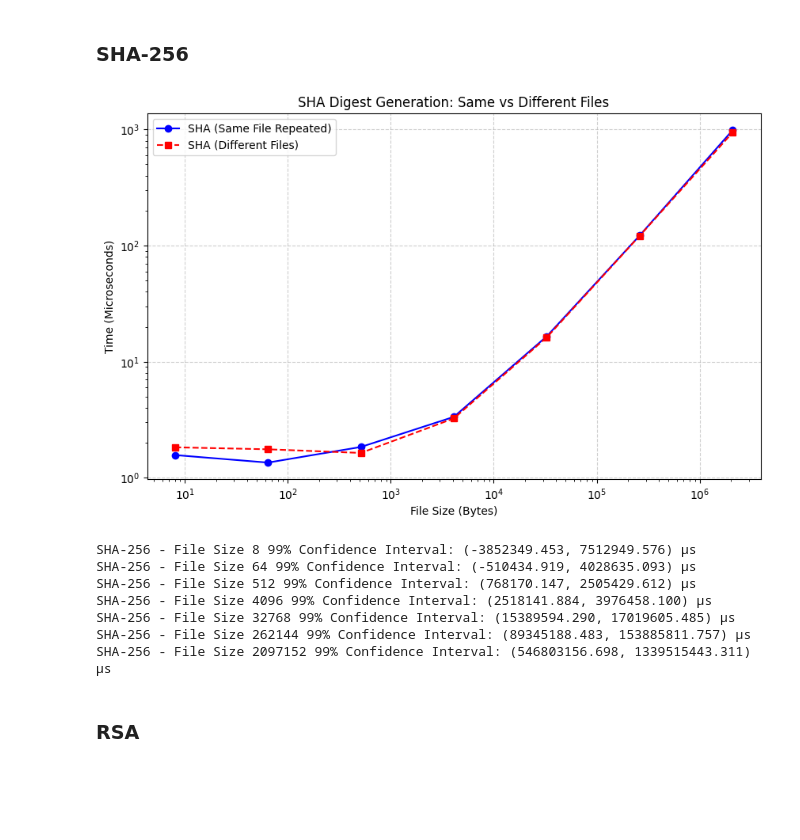
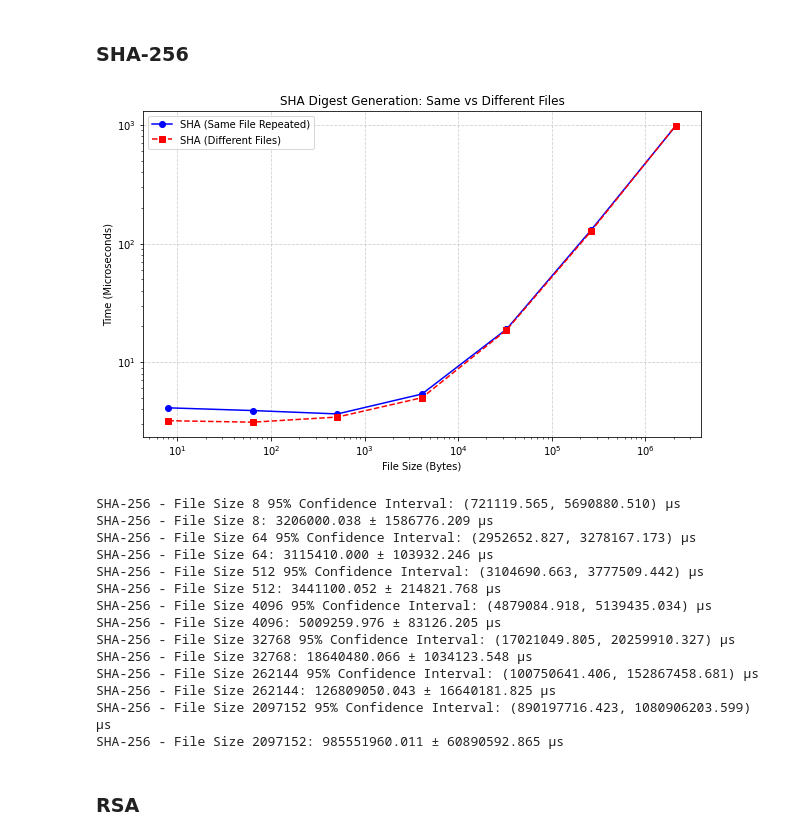
Before and after one commit to johnpierrre/CryptoAlgs_testing, a Jupyter notebook: src/assign1.ipynb, the cells around one changed output. Cells and saved outputs as stored; diff of their text form; code cells hidden in the pictures; blank space fills up the shorter version.

```diff
--- a/src/assign1.ipynb
+++ b/src/assign1.ipynb
@@ -111,14 +111,14 @@ def test_aes(files: list[str], times: int, repeat: int) -> tuple[tuple[float, fl
         results[0].extend(encrypt_trials)
         results[1].extend(decrypt_trials)
 
-    mean_encrypt = mean(results[0])
-    mean_decrypt = mean(results[1])
+    mean_encrypt = mean(results[0]) * 1e6
+    mean_decrypt = mean(results[1]) * 1e6
 
-    var_encrypt = var(results[0], ddof=1)
-    var_decrypt = var(results[1], ddof=1)
+    var_encrypt = var(results[0], ddof=1) * 1e6
+    var_decrypt = var(results[1], ddof=1) * 1e6
 
-    stderr_encrypt = std(results[0], ddof=1) / sqrt(len(results[0]))
-    stderr_decrypt = std(results[1], ddof=1) / sqrt(len(results[1]))
+    stderr_encrypt = std(results[0], ddof=1) / sqrt(len(results[0])) * 1e6
+    stderr_decrypt = std(results[1], ddof=1) / sqrt(len(results[1])) * 1e6
 
     return (
         (mean_encrypt, var_encrypt, stderr_encrypt),
@@ -148,7 +148,7 @@ def plot_all_results(tests: list[str], sizes: list[int], results: list[tuple[tup
     ax.fill_between(x, np.array(means_decrypt) - np.array(std_errors_decrypt),
                      np.array(means_decrypt) + np.array(std_errors_decrypt), color='green', alpha=0.2)
 
-    ax.set_ylabel("Time (seconds)")
+    ax.set_ylabel("Time (Microseconds)")
     ax.set_title("AES Performance for Different Tests")
     ax.set_xticks(x)
     ax.set_xticklabels(tests, rotation=45, ha="right")
@@ -170,7 +170,7 @@ def plot_all_results(tests: list[str], sizes: list[int], results: list[tuple[tup
     ax.set_xscale("log", base = 10)
     ax.set_yscale("log", base = 10)
     ax.set_xlabel("Input Size (Bytes)")
-    ax.set_ylabel("Time (seconds)")
+    ax.set_ylabel("Time (Microseconds)")
     ax.set_title("AES Performance vs Input Size")
     ax.legend()
 
@@ -179,17 +179,26 @@ def plot_all_results(tests: list[str], sizes: list[int], results: list[tuple[tup
 
 def print_confidence_interval(mean: float, std_dev: float, label: str) -> None:
     confidence_interval = stats.norm.interval(0.99, loc=mean, scale=std_dev)
-    print(f"{label} 99% Confidence Interval: ({(pow(10, 6) * confidence_interval[0]):.3f}, {(pow(10, 6) * confidence_interval[1]):.3f}) µs")
+    print(f"{label} 95% Confidence Interval: ({(pow(10, 6) * confidence_interval[0]):.3f}, {(pow(10, 6) * confidence_interval[1]):.3f}) µs")
 
 def print_all_confidence_intervals(results: list[tuple[tuple[float, float, float], tuple[float, float, float]]]) -> None:
     for i, result in enumerate(results):
         print_confidence_interval(result[0][0], result[0][1], f"Encryption Test {i+1}")
         print_confidence_interval(result[1][0], result[1][1], f"Decryption Test {i+1}")
+
+def print_avg_error(mean: float, std_dev: float, label: str) -> None:
+    error = stats.norm.ppf(0.95) * std_dev  # 95% confidence z-score ≈ 2.576
+    print(f"{label}: {(mean * 1e6):.3f} ± {(error * 1e6):.3f} µs")
+
+def print_all_avg_errors(results: list[tuple[tuple[float, float, float], tuple[float, float, float]]]) -> None:
+    for i, result in enumerate(results):
+        print_avg_error(result[0][0], result[0][1], f"Encryption Test {i+1}")
+        print_avg_error(result[1][0], result[1][1], f"Decryption Test {i+1}")
 # %%
 sizes: int = [8, 64, 512, 4096, 32768, 262144, 2097152]
 directory: str = "random_files"
 
-amount: int = 10
+amount: int = 100
 for size in sizes:
     for i in range(amount):
         filename: str = f'random_text_{size}_{i}.txt'
@@ -289,20 +302,28 @@ def compare_variation(sizes: list[int], results1: list[tuple[float, float, float
 # %%
 sha_times_same: list[tuple[float, float, float]] = [test_sha256_single(files[i][0], s_iterations = 100) for i in range(len(sizes))]
 sha_times_different: list[tuple[float, float, float]] = [test_sha256(files[i]) for i in range(len(sizes))]
 
 compare_variation(sizes, sha_times_same, sha_times_different, ["SHA (Same File Repeated)", "SHA (Different Files)"])
 
 for i, size in enumerate(sizes):
     print_confidence_interval(sha_times_different[i][0], sha_times_different[i][1], f"SHA-256 - File Size {size}")
+    print_avg_error(sha_times_different[i][0], sha_times_different[i][1], f"SHA-256 - File Size {size}")
 # %% [output]
-[figure, old version]
+[figure, new version]
-SHA-256 - File Size 8 99% Confidence Interval: (-3852349.453, 7512949.576) µs
-SHA-256 - File Size 64 99% Confidence Interval: (-510434.919, 4028635.093) µs
-SHA-256 - File Size 512 99% Confidence Interval: (768170.147, 2505429.612) µs
-SHA-256 - File Size 4096 99% Confidence Interval: (2518141.884, 3976458.100) µs
-SHA-256 - File Size 32768 99% Confidence Interval: (15389594.290, 17019605.485) µs
-SHA-256 - File Size 262144 99% Confidence Interval: (89345188.483, 153885811.757) µs
-SHA-256 - File Size 2097152 99% Confidence Interval: (546803156.698, 1339515443.311) µs
+SHA-256 - File Size 8 95% Confidence Interval: (721119.565, 5690880.510) µs
+SHA-256 - File Size 8: 3206000.038 ± 1586776.209 µs
+SHA-256 - File Size 64 95% Confidence Interval: (2952652.827, 3278167.173) µs
+SHA-256 - File Size 64: 3115410.000 ± 103932.246 µs
+SHA-256 - File Size 512 95% Confidence Interval: (3104690.663, 3777509.442) µs
+SHA-256 - File Size 512: 3441100.052 ± 214821.768 µs
+SHA-256 - File Size 4096 95% Confidence Interval: (4879084.918, 5139435.034) µs
+SHA-256 - File Size 4096: 5009259.976 ± 83126.205 µs
+SHA-256 - File Size 32768 95% Confidence Interval: (17021049.805, 20259910.327) µs
+SHA-256 - File Size 32768: 18640480.066 ± 1034123.548 µs
+SHA-256 - File Size 262144 95% Confidence Interval: (100750641.406, 152867458.681) µs
+SHA-256 - File Size 262144: 126809050.043 ± 16640181.825 µs
+SHA-256 - File Size 2097152 95% Confidence Interval: (890197716.423, 1080906203.599) µs
+SHA-256 - File Size 2097152: 985551960.011 ± 60890592.865 µs
 # %% [markdown]
 ### RSA
 # %%
```
Also changed, not shown: parts of 14 cells of this notebook, 5 other files.
